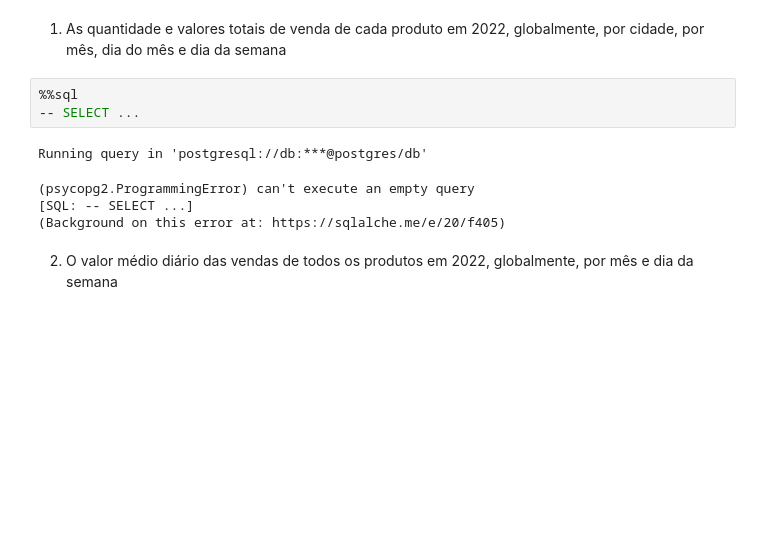
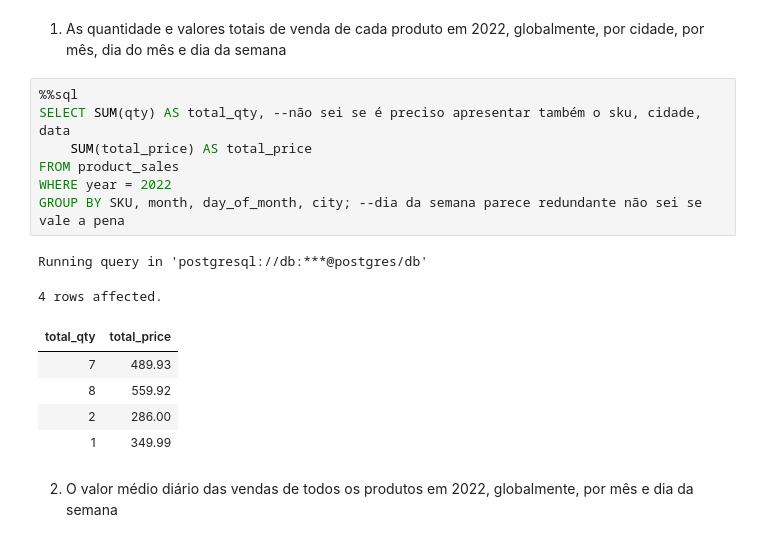
Before and after one commit to joaopr03/db_project, a Jupyter notebook: Entrega3/E3-report-19.ipynb, the cells around one changed output. Saved outputs shown, nothing was run; the diff lists cells and outputs as text; blank space fills up the shorter version.

```diff
--- a/Entrega3/E3-report-19.ipynb
+++ b/Entrega3/E3-report-19.ipynb
@@ -492,12 +484,19 @@ Usando a vista desenvolvida para a Questão 3, escreva duas consultas SQL que pe
 1. As quantidade e valores totais de venda de cada produto em 2022, globalmente, por cidade, por mês, dia do mês e dia da semana
 # %%
 %%sql
--- SELECT ...
+SELECT SUM(qty) AS total_qty, --não sei se é preciso apresentar também o sku, cidade, data
+    SUM(total_price) AS total_price
+FROM product_sales
+WHERE year = 2022
+GROUP BY SKU, month, day_of_month, city; --dia da semana parece redundante não sei se vale a pena
 # %% [output]
 Running query in 'postgresql://db:***@postgres/db'
-(psycopg2.ProgrammingError) can't execute an empty query
-[SQL: -- SELECT ...]
-(Background on this error at: https://sqlalche.me/e/20/f405)
+4 rows affected.
+| total_qty | total_price |
+| 7 | 489.93 |
+| 8 | 559.92 |
+| 2 | 286.00 |
+| 1 | 349.99 |
 # %% [markdown]
 2. O valor médio diário das vendas de todos os produtos em 2022, globalmente, por mês e dia da semana
 # %%
```
Also changed, not shown: parts of 2 cells of this notebook.
